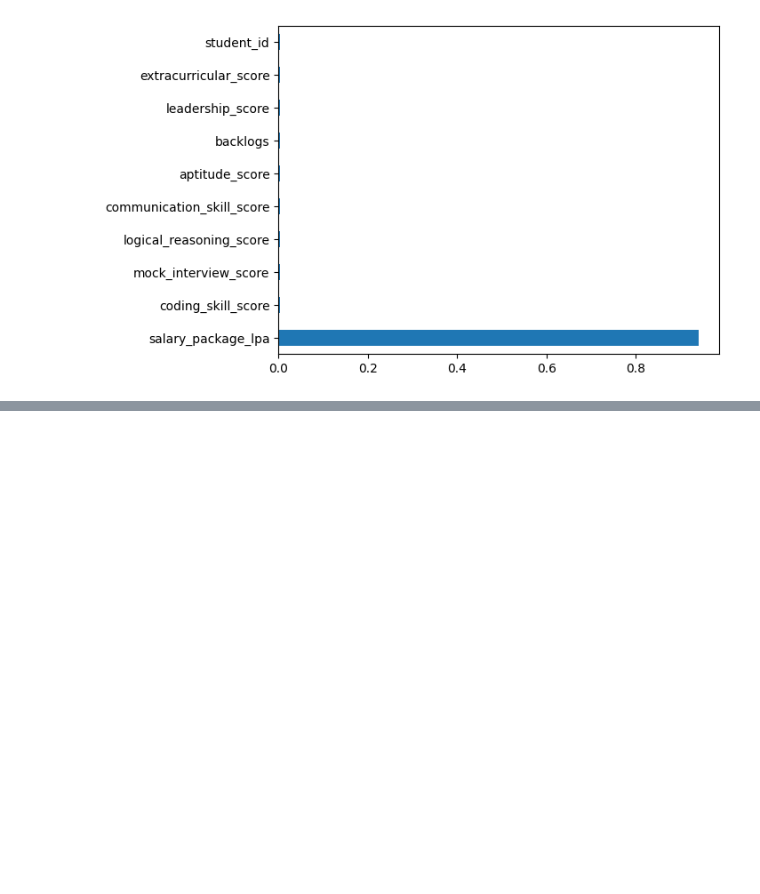
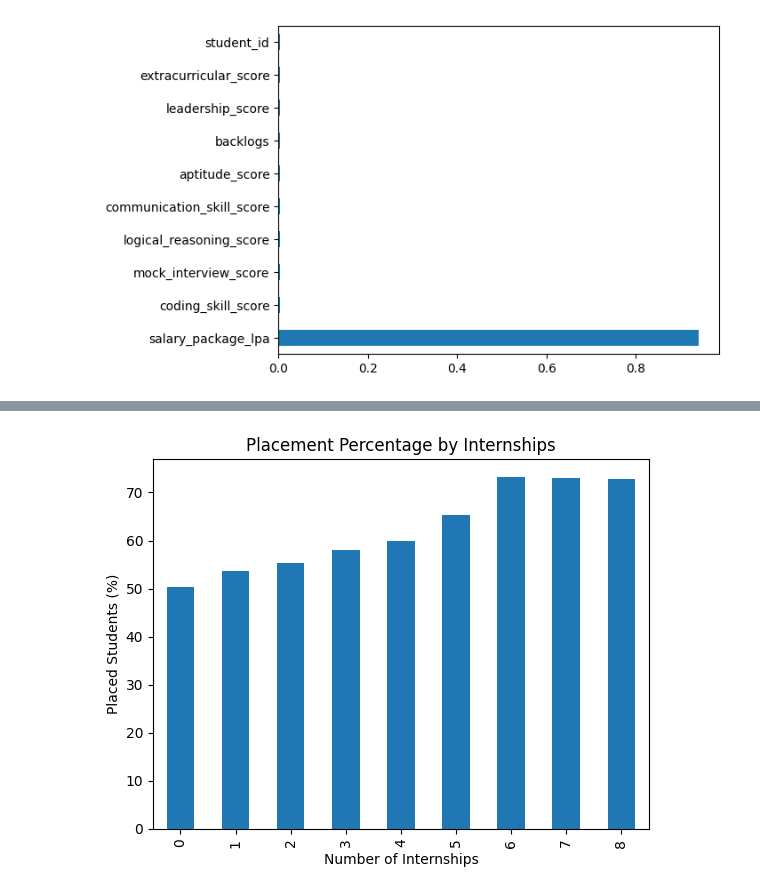
Before and after one commit to shantikantamreddy-cloud/Student_Placement_Prediction.ipynb, a Jupyter notebook: Student_Placement_Prediction.ipynb, the cells around one changed output, grey strips where cells are left out. Saved outputs shown, nothing was run; the diff lists cells and outputs as text; code cells hidden in the pictures; blank space fills up the shorter version.

```diff
--- a/Student_Placement_Prediction.ipynb
+++ b/Student_Placement_Prediction.ipynb
@@ -326,0 +1147,10 @@ plt.show()
+# %%
+df.groupby('internships_count')['placement_status'].apply(
+    lambda x: (x == 'Placed').mean() * 100
+).plot(kind='bar', title='Placement Percentage by Internships')
+
+plt.xlabel('Number of Internships')
+plt.ylabel('Placed Students (%)')
+plt.show()
+# %% [output]
+[figure, added]
```
Also changed, not shown: parts of 109 cells of this notebook.
